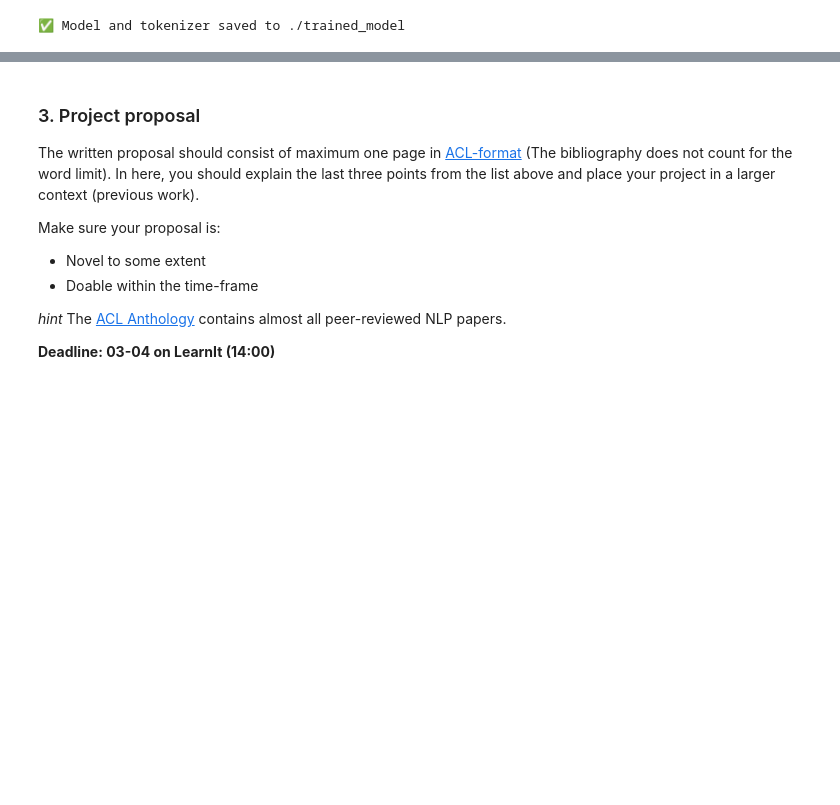
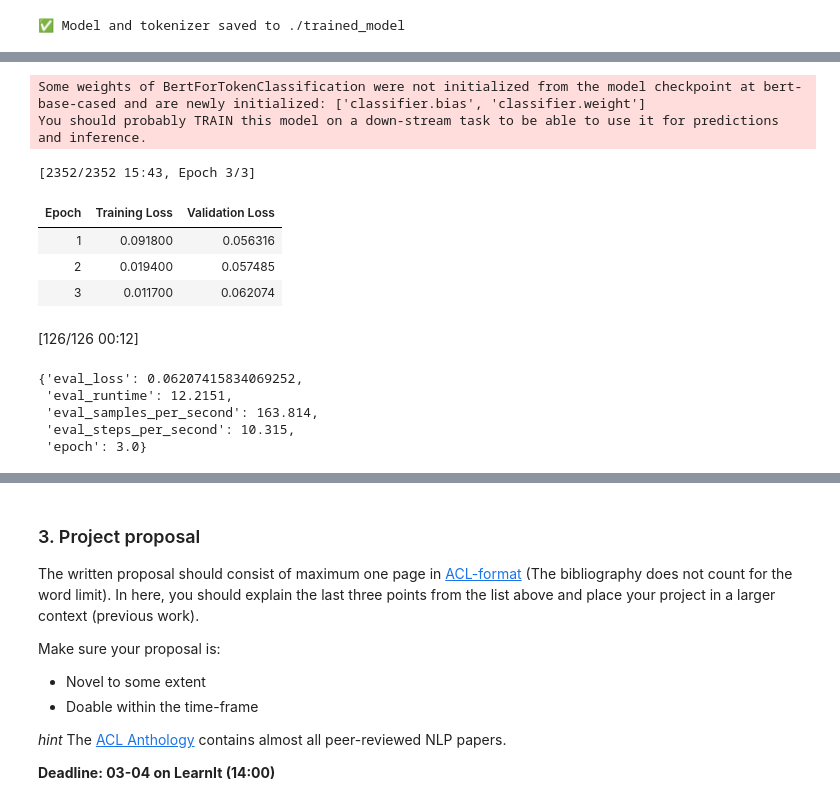
Before and after one commit to kfkfkflmej/NLP_project, a Jupyter notebook: project/project.ipynb, the cells around one changed output, grey strips where cells are left out. Saved outputs shown, nothing was run; the diff lists cells and outputs as text; code cells hidden in the pictures; blank space fills up the shorter version.

```diff
--- a/project/project.ipynb
+++ b/project/project.ipynb
@@ -460,56 +558,64 @@ print(f"✅ Predictions saved successfully to {predictions_file}!")
 # %%
-# Tokenization function
-def tokenize_and_align_labels(examples):
-    tokenized_inputs = tokenizer(examples["tokens"], padding=True, truncation=True, is_split_into_words=True)
-    return tokenized_inputs
+MODEL_NAME = 'bert-base-cased' # "bert-base-uncased"
+BATCH_SIZE = 16
+EPOCHS = 3
+LEARNING_RATE = 2e-5
 
-# Tokenize datasets
-tokenized_datasets = raw_datasets.map(tokenize_and_align_labels, batched=True)
+# Load tokenizer
+# Load tokenizer and model
+tokenizer = AutoTokenizer.from_pretrained(MODEL_NAME)
 
+config = AutoConfig.from_pretrained(MODEL_NAME, num_labels=len(label_list), id2label=id2label, label2id=label2id)
 data_collator = DataCollatorForTokenClassification(tokenizer)
+model = AutoModelForTokenClassification.from_pretrained(MODEL_NAME, config=config)
 
-
+#small_eval_dataset = tokenized_datasets["validation"].select(range(200))  # Smaller eval set
 # Define training arguments
 training_args = TrainingArguments(
     output_dir="./results",
     evaluation_strategy="epoch",
     save_strategy="epoch",
     learning_rate=LEARNING_RATE,
     per_device_train_batch_size=BATCH_SIZE,
     per_device_eval_batch_size=BATCH_SIZE,
-    num_train_epochs=EPOCHS,
-    weight_decay=0.01,
+    num_train_epochs=3,
+    weight_decay=0.001,
+    report_to="none"
 )
 
 # Define trainer
-trainer = Trainer(
+trainer_c = Trainer(
     model=model,
     args=training_args,
     train_dataset=tokenized_datasets["train"],
     eval_dataset=tokenized_datasets["validation"],
     tokenizer=tokenizer,
     data_collator=data_collator
 )
 
 # Train model
-trainer.train()
+trainer_c.train()
 
 # Evaluate model
-metric = load_metric("seqeval")
+metric = evaluate.load("seqeval")
 
 def compute_metrics(p):
     predictions, labels = p
     predictions = np.argmax(predictions, axis=2)
     return metric.compute(predictions=predictions, references=labels)
 
-trainer.evaluate(eval_dataset=tokenized_datasets["validation"], metric_key_prefix="eval")
-
-# Generate predictions on test set
-def predict_and_save(test_dataset, output_file):
-    predictions = trainer.predict(test_dataset).predictions
-    predictions = np.argmax(predictions, axis=2)
-    with open(output_file, "w") as f:
-        for pred in predictions:
-            f.write(" ".join(map(str, pred)) + "\n")
-
-predict_and_save(tokenized_datasets["test"], "predictions.iob2")
+trainer_c.evaluate(eval_dataset=tokenized_datasets["validation"], metric_key_prefix="eval")
+# %% [output]
+Some weights of BertForTokenClassification were not initialized from the model checkpoint at bert-base-cased and are newly initialized: ['classifier.bias', 'classifier.weight']
+You should probably TRAIN this model on a down-stream task to be able to use it for predictions and inference.
+[2352/2352 15:43, Epoch 3/3]
+| Epoch | Training Loss | Validation Loss |
+| 1 | 0.091800 | 0.056316 |
+| 2 | 0.019400 | 0.057485 |
+| 3 | 0.011700 | 0.062074 |
+[126/126 00:12]
+{'eval_loss': 0.06207415834069252,
+ 'eval_runtime': 12.2151,
+ 'eval_samples_per_second': 163.814,
+ 'eval_steps_per_second': 10.315,
+ 'epoch': 3.0}
```
Also changed, not shown: parts of 25 cells of this notebook, 7 other files.
